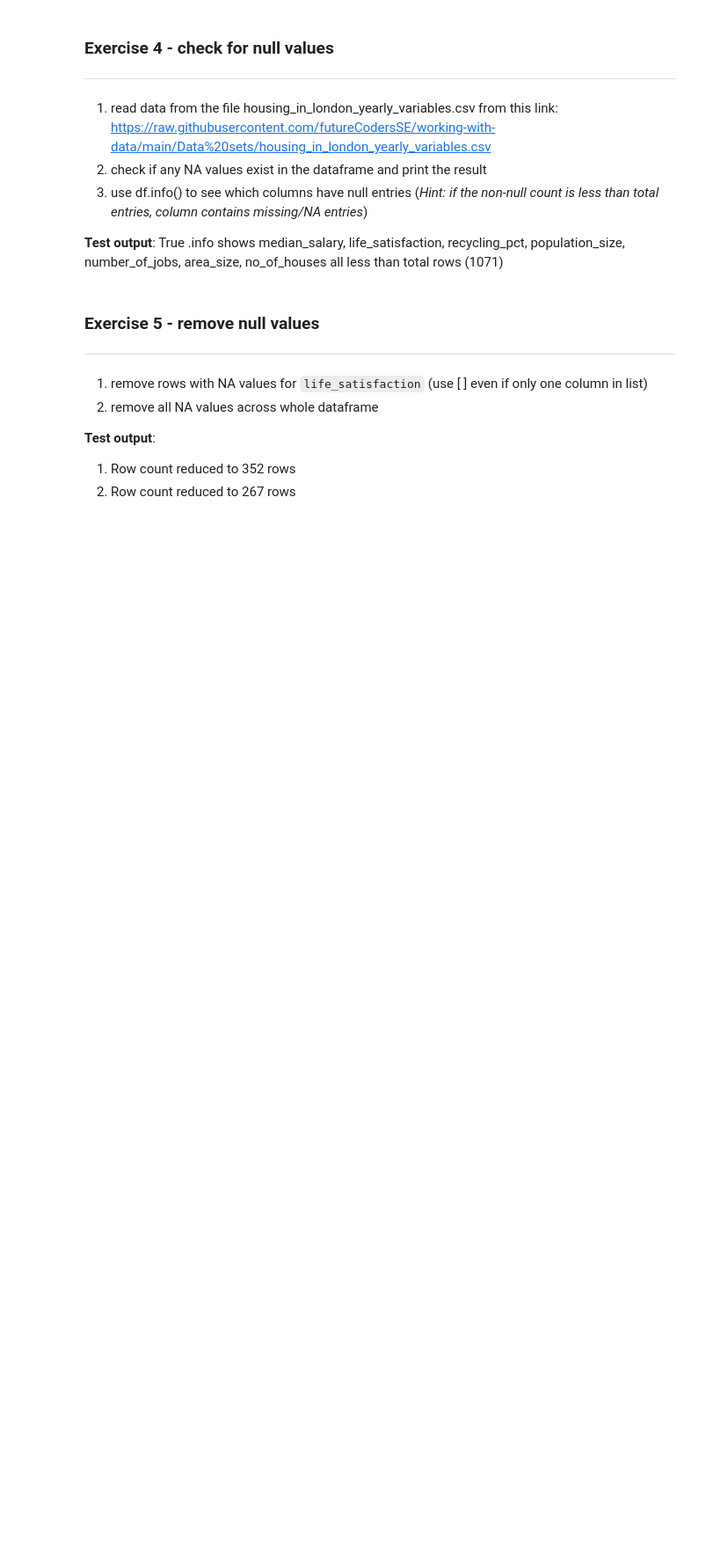
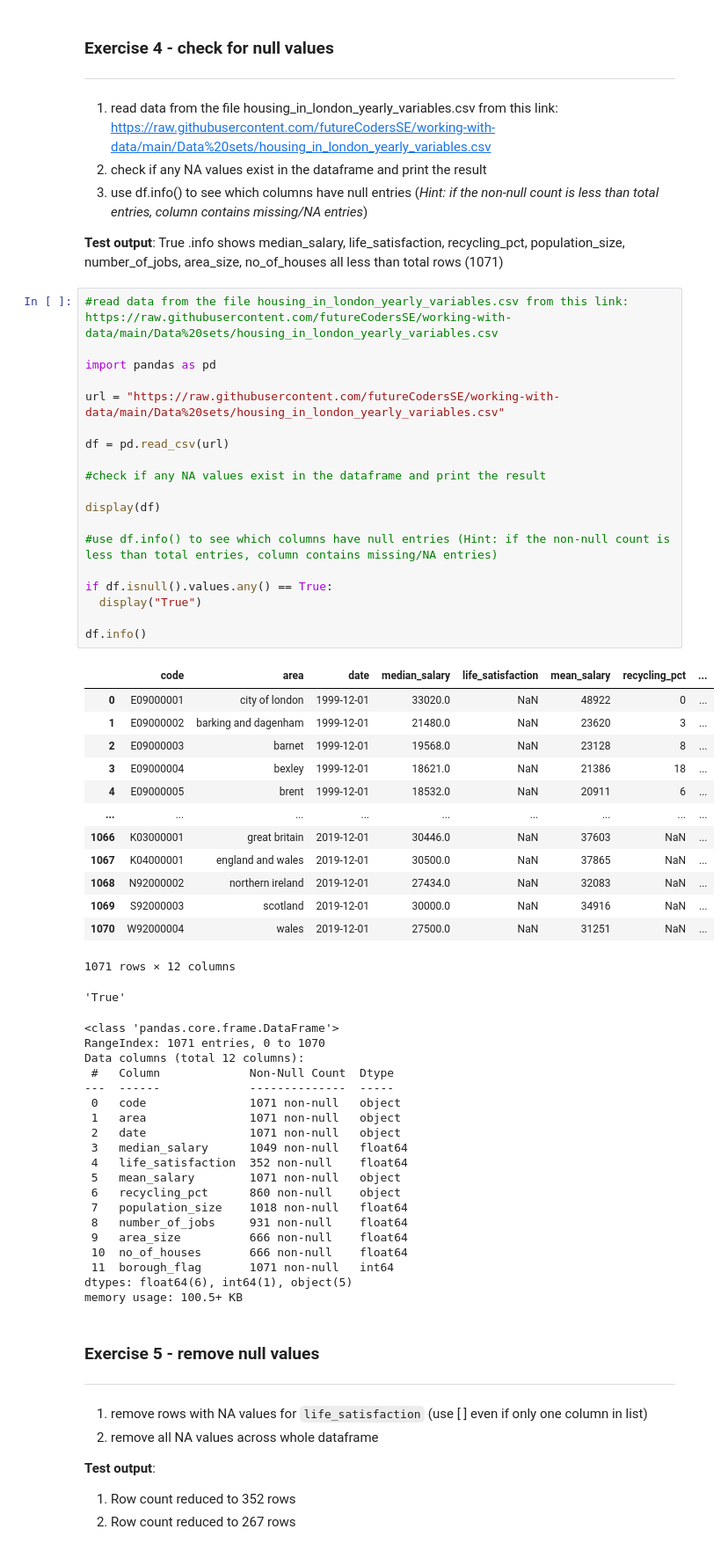
Before and after one commit to joanasr15/python_data, a Jupyter notebook: Sorting_and_cleaning.ipynb, the cells around one changed output. Shown at 88% size. Cells and saved outputs as stored; diff of their text form; blank space fills up the shorter version.

```diff
--- a/Sorting_and_cleaning.ipynb
+++ b/Sorting_and_cleaning.ipynb
@@ -186,6 +186,59 @@ pandas have functions for checking a dataframe, or column, for null values, chec
 **Test output**:
 True
 .info shows median_salary, life_satisfaction, recycling_pct, population_size, number_of_jobs, area_size, no_of_houses all less than total rows (1071)
+# %%
+#read data from the file housing_in_london_yearly_variables.csv from this link: https://raw.githubusercontent.com/futureCodersSE/working-with-data/main/Data%20sets/housing_in_london_yearly_variables.csv
+
+import pandas as pd
+
+url = "https://raw.githubusercontent.com/futureCodersSE/working-with-data/main/Data%20sets/housing_in_london_yearly_variables.csv"
+
+df = pd.read_csv(url)
+
+#check if any NA values exist in the dataframe and print the result
+
+display(df)
+
+#use df.info() to see which columns have null entries (Hint: if the non-null count is less than total entries, column contains missing/NA entries)
+
+if df.isnull().values.any() == True:
+  display("True")
+
+df.info()
+# %% [output]
+|  | code | area | date | median_salary | life_satisfaction | mean_salary | recycling_pct | ... |
+| 0 | E09000001 | city of london | 1999-12-01 | 33020.0 | NaN | 48922 | 0 | ... |
+| 1 | E09000002 | barking and dagenham | 1999-12-01 | 21480.0 | NaN | 23620 | 3 | ... |
+| 2 | E09000003 | barnet | 1999-12-01 | 19568.0 | NaN | 23128 | 8 | ... |
+| 3 | E09000004 | bexley | 1999-12-01 | 18621.0 | NaN | 21386 | 18 | ... |
+| 4 | E09000005 | brent | 1999-12-01 | 18532.0 | NaN | 20911 | 6 | ... |
+| ... | ... | ... | ... | ... | ... | ... | ... | ... |
+| 1066 | K03000001 | great britain | 2019-12-01 | 30446.0 | NaN | 37603 | NaN | ... |
+| 1067 | K04000001 | england and wales | 2019-12-01 | 30500.0 | NaN | 37865 | NaN | ... |
+| 1068 | N92000002 | northern ireland | 2019-12-01 | 27434.0 | NaN | 32083 | NaN | ... |
+| 1069 | S92000003 | scotland | 2019-12-01 | 30000.0 | NaN | 34916 | NaN | ... |
+| 1070 | W92000004 | wales | 2019-12-01 | 27500.0 | NaN | 31251 | NaN | ... |
+1071 rows × 12 columns
+'True'
+<class 'pandas.core.frame.DataFrame'>
+RangeIndex: 1071 entries, 0 to 1070
+Data columns (total 12 columns):
+ #   Column             Non-Null Count  Dtype
+---  ------             --------------  -----
+ 0   code               1071 non-null   object
+ 1   area               1071 non-null   object
+ 2   date               1071 non-null   object
+ 3   median_salary      1049 non-null   float64
+ 4   life_satisfaction  352 non-null    float64
+ 5   mean_salary        1071 non-null   object
+ 6   recycling_pct      860 non-null    object
+ 7   population_size    1018 non-null   float64
+ 8   number_of_jobs     931 non-null    float64
+ 9   area_size          666 non-null    float64
+ 10  no_of_houses       666 non-null    float64
+ 11  borough_flag       1071 non-null   int64
+dtypes: float64(6), int64(1), object(5)
+memory usage: 100.5+ KB
 # %% [markdown]
 ### Exercise 5 - remove null values
 ---
```
Also changed, not shown: parts of 6 cells of this notebook.
